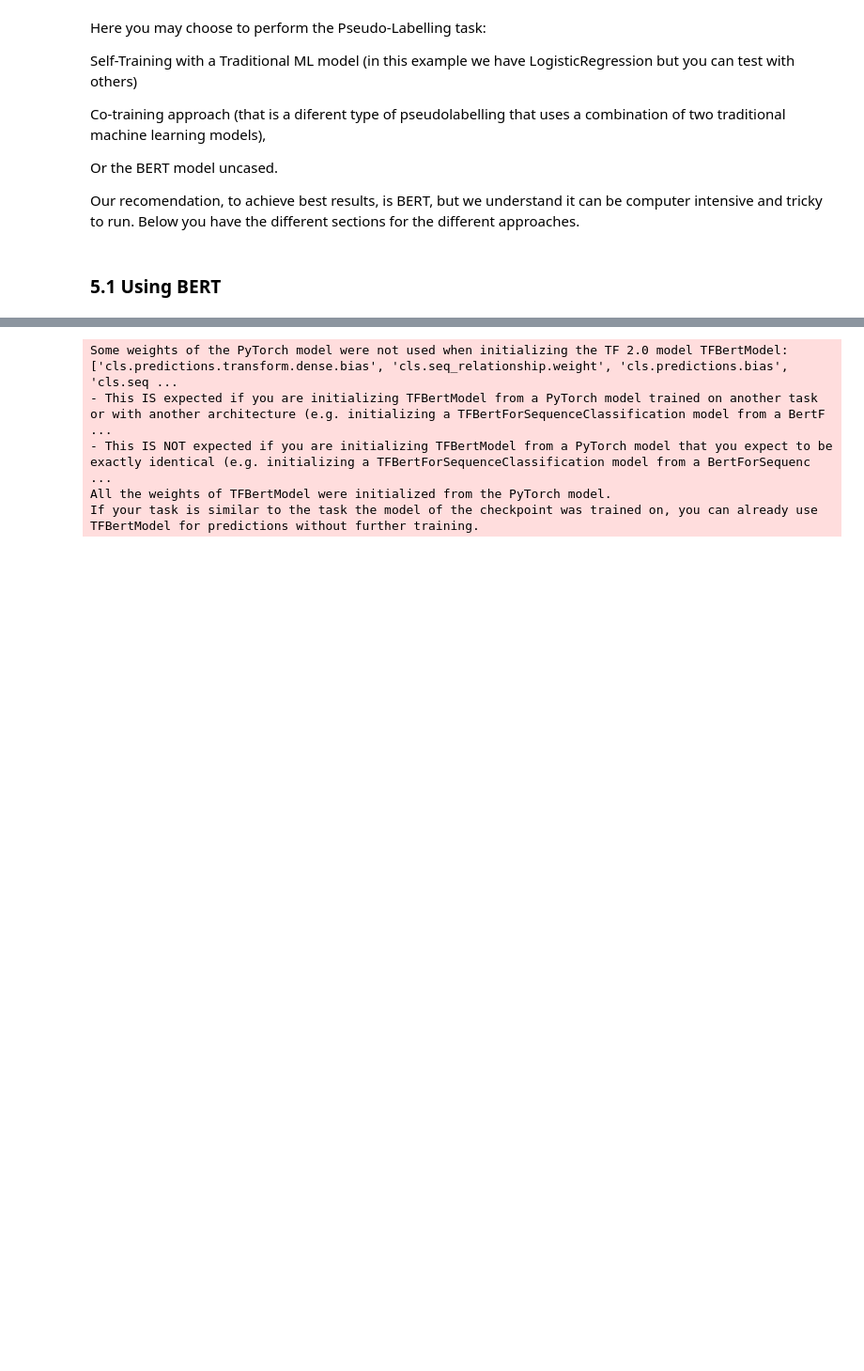
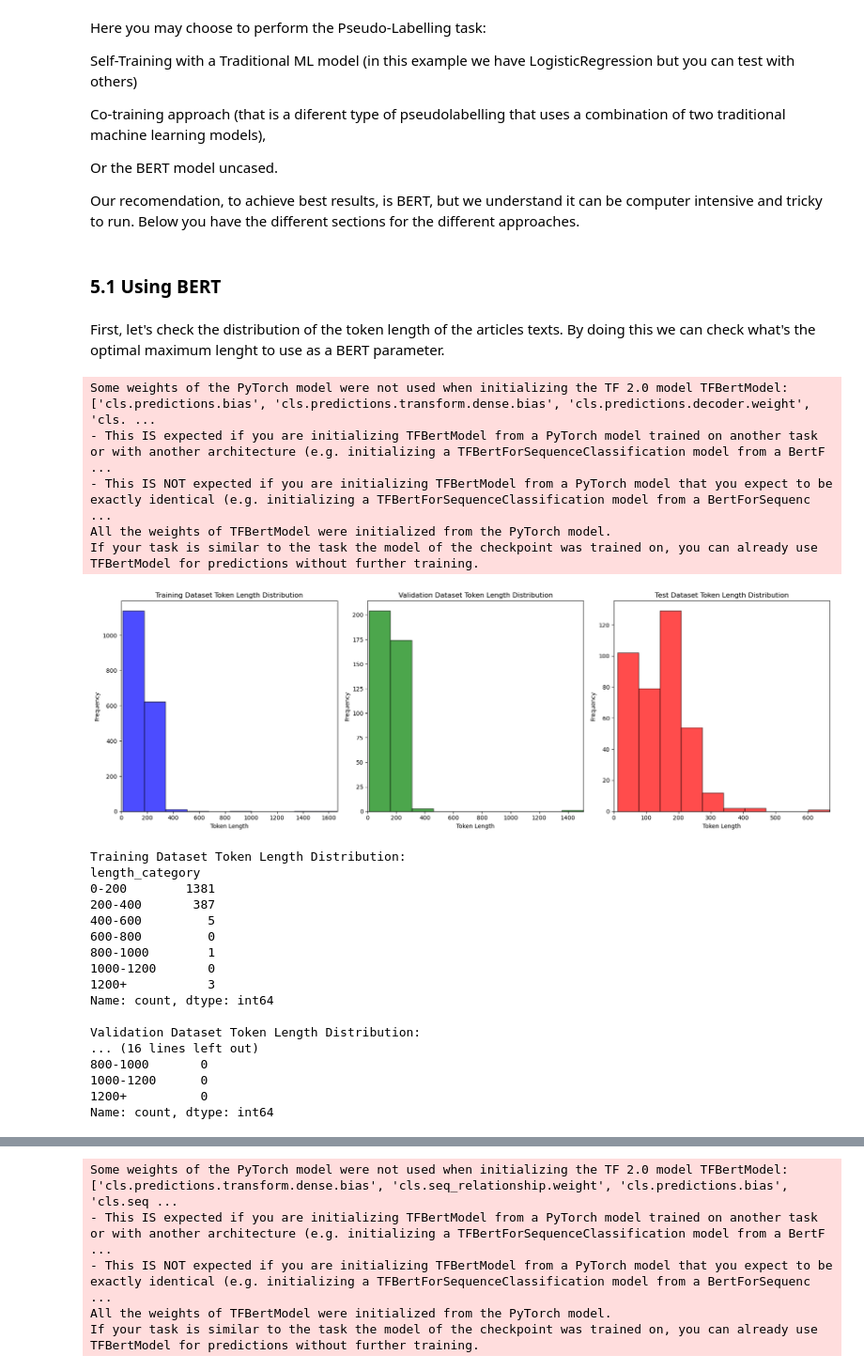
Before and after one commit to franciscogomes1999/GregoryAIxNovaSBE, a Jupyter notebook: notebooks_to_run/training_model.ipynb, the cells around one changed output, grey strips where cells are left out. Shown at 94% size. Cells and saved outputs as stored; diff of their text form; code cells hidden in the pictures; blank space fills up the shorter version.

```diff
--- a/notebooks_to_run/training_model.ipynb
+++ b/notebooks_to_run/training_model.ipynb
@@ -142,3 +139,35 @@ Our recomendation, to achieve best results, is BERT, but we understand it can be
 Below you have the different sections for the different approaches.
 # %% [markdown]
 ### 5.1 Using BERT
+# %% [markdown]
+First, let's check the distribution of the token length of the articles texts. By doing this we can check what's the optimal maximum lenght to use as a BERT parameter.
+# %%
+# initialize the BERT classifier
+bert_classifier_pseudo = BERT_Classifier()
+
+# use the dedicated function to calulate the token lenghts distribution
+bert_classifier_pseudo.calculate_and_plot_token_lengths(train_df, val_df, test_df)
+# %% [output]
+Some weights of the PyTorch model were not used when initializing the TF 2.0 model TFBertModel: ['cls.predictions.bias', 'cls.predictions.transform.dense.bias', 'cls.predictions.decoder.weight', 'cls. ...
+- This IS expected if you are initializing TFBertModel from a PyTorch model trained on another task or with another architecture (e.g. initializing a TFBertForSequenceClassification model from a BertF ...
+- This IS NOT expected if you are initializing TFBertModel from a PyTorch model that you expect to be exactly identical (e.g. initializing a TFBertForSequenceClassification model from a BertForSequenc ...
+All the weights of TFBertModel were initialized from the PyTorch model.
+If your task is similar to the task the model of the checkpoint was trained on, you can already use TFBertModel for predictions without further training.
+[figure, added]
+Training Dataset Token Length Distribution:
+length_category
+0-200        1381
+200-400       387
+400-600         5
+600-800         0
+800-1000        1
+1000-1200       0
+1200+           3
+Name: count, dtype: int64
+
+Validation Dataset Token Length Distribution:
+... (16 lines left out)
+800-1000       0
+1000-1200      0
+1200+          0
+Name: count, dtype: int64
```
Also changed, not shown: parts of 7 cells of this notebook, 1 other file.
